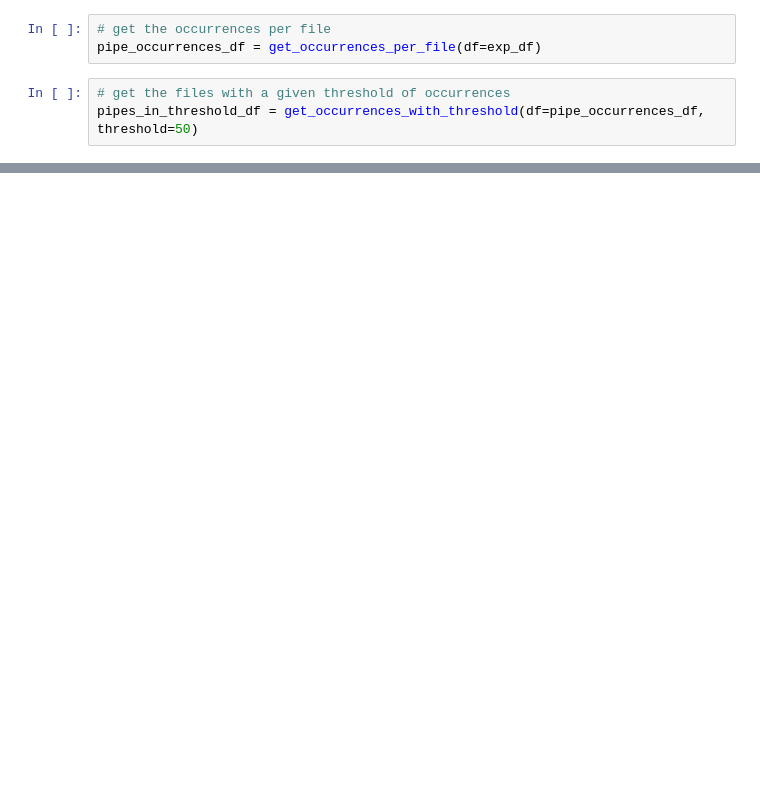
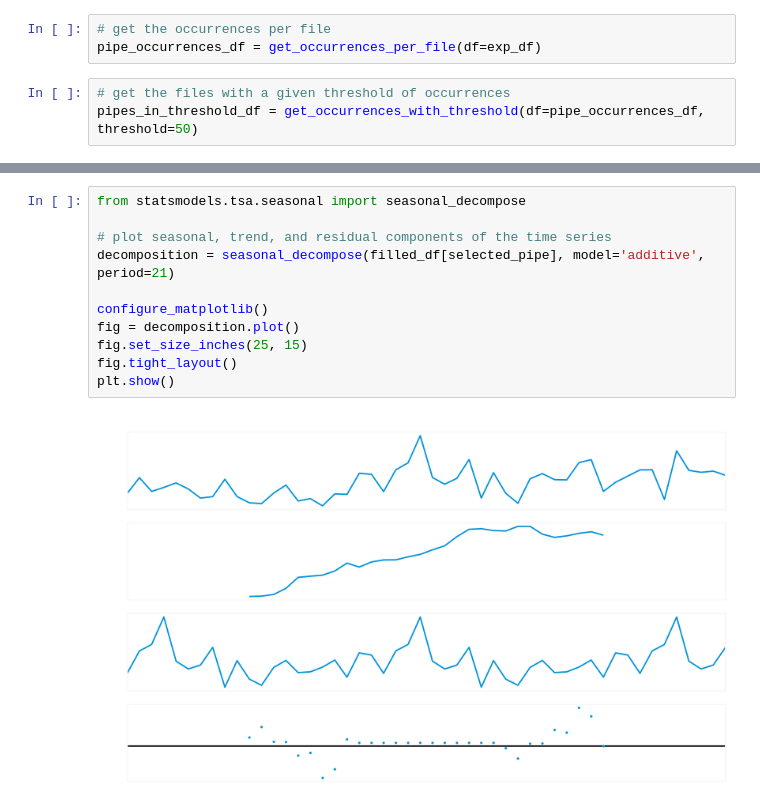
Before and after one commit to sahinozan/Bosch-Forecasting, a Jupyter notebook: stat.ipynb, the cells around one changed output, grey strips where cells are left out. Cells and saved outputs as stored; diff of their text form; blank space fills up the shorter version.

```diff
--- a/stat.ipynb
+++ b/stat.ipynb
@@ -78,0 +114,13 @@ plt.show()
+# %%
+from statsmodels.tsa.seasonal import seasonal_decompose
+
+# plot seasonal, trend, and residual components of the time series
+decomposition = seasonal_decompose(filled_df[selected_pipe], model='additive', period=21)
+
+configure_matplotlib()
+fig = decomposition.plot()
+fig.set_size_inches(25, 15)
+fig.tight_layout()
+plt.show()
+# %% [output]
+[figure, added]
```
Also changed, not shown: parts of 10 cells of this notebook, 1 other file.
